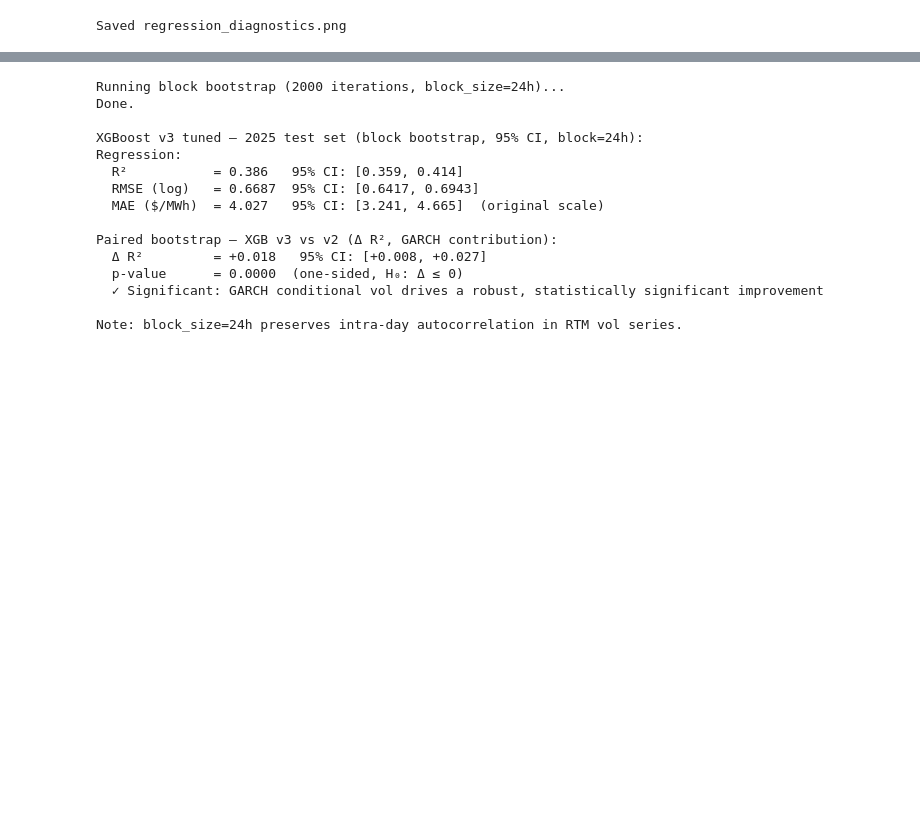
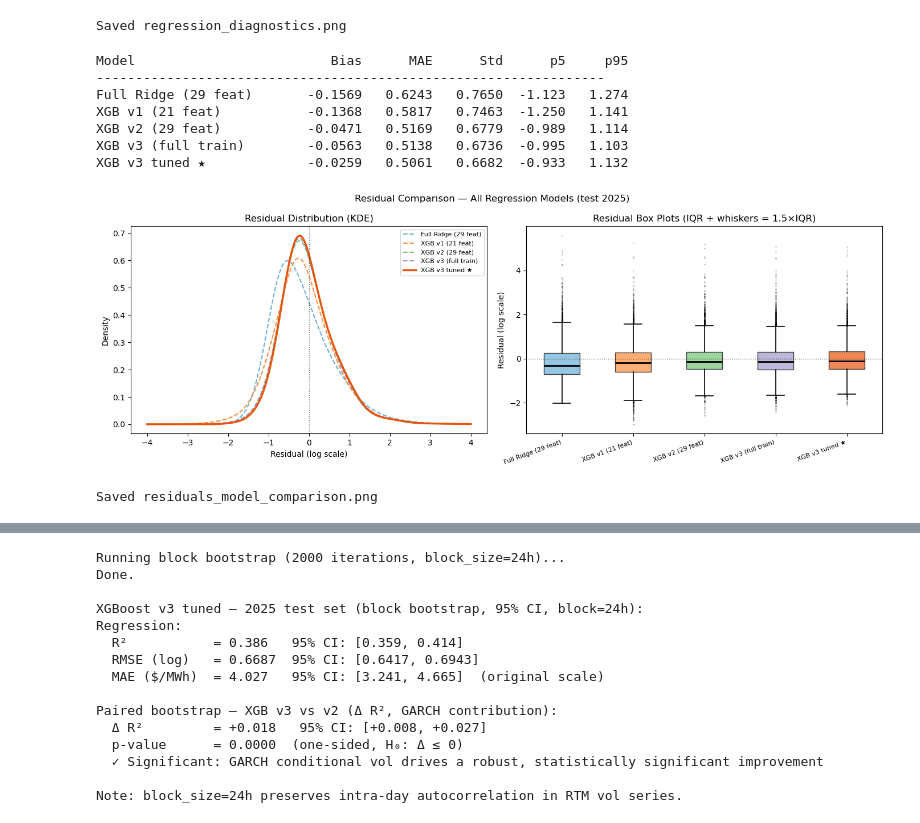
Before and after one commit to Erdos-Projects/spring-2026-electricity-TX, a Jupyter notebook: model_regression.ipynb, the cells around one changed output, grey strips where cells are left out. Saved outputs shown, nothing was run; the diff lists cells and outputs as text; code cells hidden in the pictures; blank space fills up the shorter version.

```diff
--- a/model_regression.ipynb
+++ b/model_regression.ipynb
@@ -2767,7 +2876,7 @@ print("Saved regression_diagnostics.png")
 Saved regression_diagnostics.png
 # %%
 # ── Section 9.2.3 — Residuals Comparison Across All Regression Models ─────────
-# Requires: PROC, y_te, X_te, combined, test from Section 9 setup (lsctyepdxx)
+# Requires: PROC, y_te, combined, test, FEAT_V3, FEAT_V2_names from §9 setup
 # Loads each pkl, computes test residuals, plots KDE + box comparison
 
 import pickle
@@ -2775,31 +2884,52 @@ import numpy as np
 import matplotlib.pyplot as plt
 from scipy.stats import gaussian_kde
 
+# Feature lists for models without stored feature_names
+_FEAT_V1 = [  # 21 features from §6 baseline
+    'dam_price_houston',
+    'load_houston_lag48', 'rtm_mean_lag24', 'rtm_std_lag24',
+    'total_resource_mw',
+    'fc_system_total', 'wgrpp_lz_south_houston', 'wind_error_houston',
+    'fc_coast', 'wf_stwpf_lz_south_houston',
+    'temp_f_houston_avg', 'humidity_pct_houston_avg',
+    'wind_gust_mph_houston_avg', 'precip_in_houston_avg',
+    'mcpc_regup', 'mcpc_rrs', 'mcpc_nspin', 'mcpc_regdn',
+    'hour', 'month', 'dow',
+]
+
 _MODELS_RES = [
-    ('HAR+Full Ridge',     PROC / 'model_ridge.pkl',           None),
-    ('XGB v1 (21 feat)',   PROC / 'model_xgb_reg.pkl',         None),
-    ('XGB v2 (29 feat)',   PROC / 'model_xgb_reg_v2.pkl',      None),
-    ('XGB v3 (full train)',PROC / 'model_xgb_reg_v3.pkl',      None),
-    ('XGB v3 tuned ★',     PROC / 'model_xgb_reg_v3_tuned.pkl',None),
+    ('Full Ridge (29 feat)', PROC / 'model_full_ridge.pkl',    29),
+    ('XGB v1 (21 feat)',     PROC / 'model_xgb_reg.pkl',      21),
+    ('XGB v2 (29 feat)',     PROC / 'model_xgb_reg_v2.pkl',   29),
+    ('XGB v3 (full train)',  PROC / 'model_xgb_reg_v3.pkl',   31),
+    ('XGB v3 tuned ★',      PROC / 'model_xgb_reg_v3_tuned.pkl', 31),
 ]
 
 _COLORS = ['#6baed6', '#fd8d3c', '#74c476', '#9e9ac8', '#e6550d']
 
 _resids = {}
-for name, pkl_path, _ in _MODELS_RES:
+for name, pkl_path, n_feat in _MODELS_RES:
     with open(pkl_path, 'rb') as _f:
         _m = pickle.load(_f)
-    _fn = _m.get_booster().feature_names if hasattr(_m, 'get_booster') else None
-    if _fn is not None:
-        _avail = [c for c in _fn if c in combined.columns]
-        _pred  = _m.predict(combined.loc[test.index, _avail])
+
+    # Handle different model formats
+    if isinstance(_m, tuple):
+        # model_full_ridge.pkl = (Pipeline(scaler→ridge), SimpleImputer)
+        _pipe, _imp = _m
+        _Xp = combined.loc[test.index, FEAT_V2_names].values
+        _Xp = _imp.transform(_Xp)
+        _pred = _pipe.predict(_Xp)
+    elif hasattr(_m, 'get_booster'):
+        _fn = _m.get_booster().feature_names
+        if _fn is not None:
+            _avail = [c for c in _fn if c in combined.columns]
+            _pred  = _m.predict(combined.loc[test.index, _avail])
+        elif n_feat == 21:
+            _pred = _m.predict(combined.loc[test.index, _FEAT_V1])
+        else:
+            _pred = _m.predict(combined.loc[test.index, FEAT_V2_names])
     else:
-        # Ridge pipeline: use X_te columns matching FEAT_COLS stored in model
-        try:
-            _pred = _m.predict(X_te)
-        except Exception:
-            _feat = getattr(_m, 'feature_names_in_', None)
-            _pred = _m.predict(combined.loc[test.index, _feat] if _feat is not None else X_te)
+        _pred = _m.predict(combined.loc[test.index, _FEAT_V1[:n_feat]])
     _resids[name] = y_te.values - _pred
 
 fig, axes = plt.subplots(1, 2, figsize=(14, 5))
@@ -2820,30 +2950,40 @@ ax.set_ylabel('Density')
 ax.set_title('Residual Distribution (KDE)')
 ax.legend(fontsize=8)
 
 # ── Right: Box plots ──────────────────────────────────────────────────────────
 ax2 = axes[1]
 _box_data  = [_resids[name] for name, _, __ in _MODELS_RES]
 _box_names = [name for name, _, __ in _MODELS_RES]
 bp = ax2.boxplot(_box_data, vert=True, patch_artist=True,
                  flierprops=dict(marker='.', alpha=0.2, ms=2),
                  medianprops=dict(color='black', lw=2),
                  whiskerprops=dict(lw=1.2), capprops=dict(lw=1.2))
 for patch, color in zip(bp['boxes'], _COLORS):
     patch.set_facecolor(color); patch.set_alpha(0.7)
 ax2.set_xticklabels(_box_names, rotation=20, ha='right', fontsize=8)
 ax2.axhline(0, color='black', lw=1, ls=':', alpha=0.6)
 ax2.set_ylabel('Residual (log scale)')
 ax2.set_title('Residual Box Plots (IQR + whiskers = 1.5×IQR)')
 
 # Print summary stats
 print(f"{'Model':<25} {'Bias':>8} {'MAE':>8} {'Std':>8} {'p5':>7} {'p95':>7}")
 print('-' * 65)
 for name, _, __ in _MODELS_RES:
     _r = _resids[name]
     print(f"{name:<25} {_r.mean():>8.4f} {np.abs(_r).mean():>8.4f} "
           f"{_r.std():>8.4f} {np.percentile(_r,5):>7.3f} {np.percentile(_r,95):>7.3f}")
 
 plt.tight_layout()
 plt.savefig('figures/model_regression/residuals_model_comparison.png', dpi=150, bbox_inches='tight')
 plt.show()
 print("Saved residuals_model_comparison.png")
+# %% [output]
+Model                         Bias      MAE      Std      p5     p95
+-----------------------------------------------------------------
+Full Ridge (29 feat)       -0.1569   0.6243   0.7650  -1.123   1.274
+XGB v1 (21 feat)           -0.1368   0.5817   0.7463  -1.250   1.141
+XGB v2 (29 feat)           -0.0471   0.5169   0.6779  -0.989   1.114
+XGB v3 (full train)        -0.0563   0.5138   0.6736  -0.995   1.103
+XGB v3 tuned ★             -0.0259   0.5061   0.6682  -0.933   1.132
+[figure, added]
+Saved residuals_model_comparison.png
```
Also changed, not shown: parts of 17 cells of this notebook, 15 other files.
